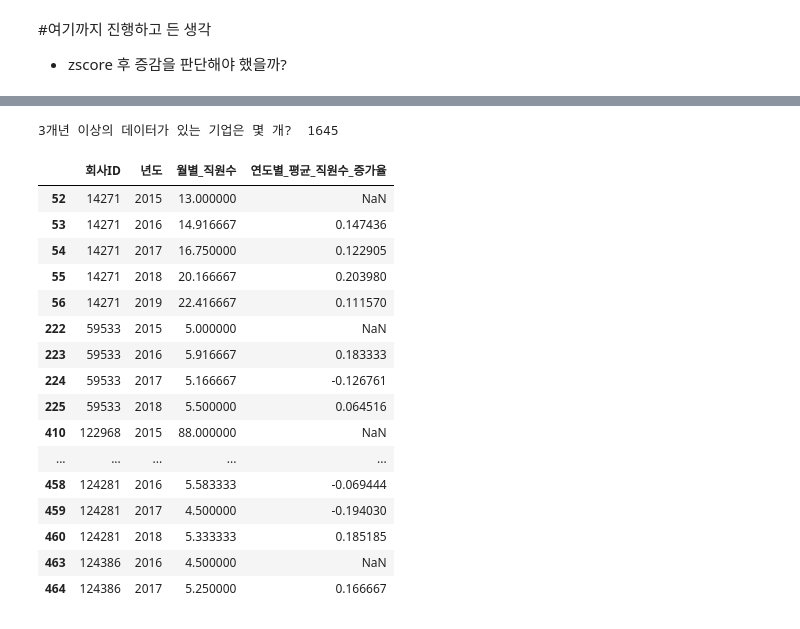
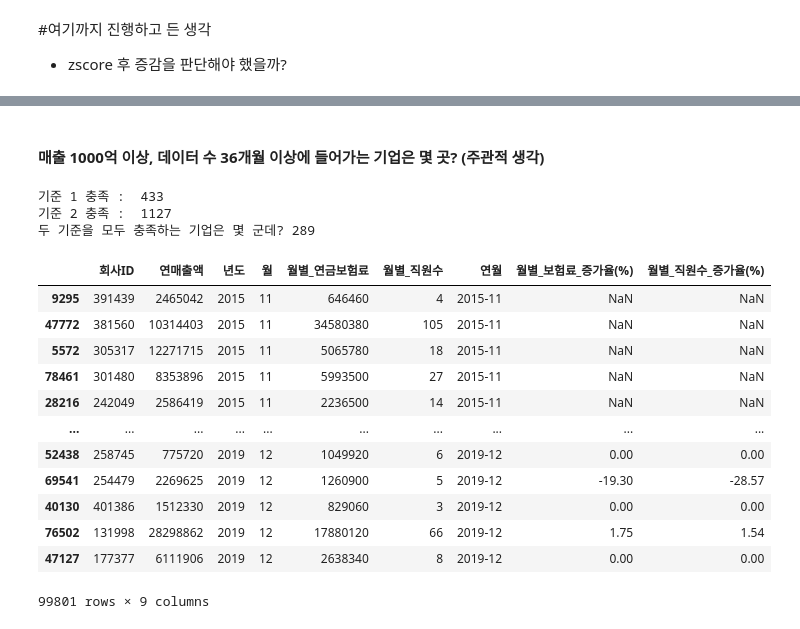
Before and after one commit to cheunx2/team3_wanted_onboarding_2nd, a Jupyter notebook: Week1_고정현/week1_EDA_startup.ipynb, the cells around one changed output, grey strips where cells are left out. Saved outputs shown, nothing was run; the diff lists cells and outputs as text; code cells hidden in the pictures.

```diff
--- a/Week1_고정현/week1_EDA_startup.ipynb
+++ b/Week1_고정현/week1_EDA_startup.ipynb
@@ -251,29 +223,29 @@ employee[employee["회사ID"] == 442467]
-# %%
-mask = employee["회사ID"].value_counts() >=3
-over3year = list(mask[mask == True].index)
-print("3개년 이상의 데이터가 있는 기업은 몇 개? ", len(over3year))
-# %% [output]
-3개년 이상의 데이터가 있는 기업은 몇 개?  1645
-# %%
-#3개년 이상이 있는 경우만 필터링
-employee = employee[employee["회사ID"].isin(over3year)]
-employee["연도별_평균_직원수_증가율"] = employee.groupby("회사ID")["월별_직원수"].pct_change()
-employee.head(50)
-# %% [output]
-|  | 회사ID | 년도 | 월별_직원수 | 연도별_평균_직원수_증가율 |
-| 52 | 14271 | 2015 | 13.000000 | NaN |
-| 53 | 14271 | 2016 | 14.916667 | 0.147436 |
-| 54 | 14271 | 2017 | 16.750000 | 0.122905 |
-| 55 | 14271 | 2018 | 20.166667 | 0.203980 |
-| 56 | 14271 | 2019 | 22.416667 | 0.111570 |
-| 222 | 59533 | 2015 | 5.000000 | NaN |
-| 223 | 59533 | 2016 | 5.916667 | 0.183333 |
-| 224 | 59533 | 2017 | 5.166667 | -0.126761 |
-| 225 | 59533 | 2018 | 5.500000 | 0.064516 |
-| 410 | 122968 | 2015 | 88.000000 | NaN |
-| ... | ... | ... | ... | ... |
-| 458 | 124281 | 2016 | 5.583333 | -0.069444 |
-| 459 | 124281 | 2017 | 4.500000 | -0.194030 |
-| 460 | 124281 | 2018 | 5.333333 | 0.185185 |
-| 463 | 124386 | 2016 | 4.500000 | NaN |
-| 464 | 124386 | 2017 | 5.250000 | 0.166667 |
+# %% [markdown]
+#### 매출 1000억 이상, 데이터 수 36개월 이상에 들어가는 기업은 몇 곳? (주관적 생각)
+# %%
+# set1 = set(unicorn[unicorn["월별_직원수"] >= unicorn["월별_직원수"].describe()["75%"]]["회사ID"].unique())
+set2 = set(unicorn[unicorn["연매출액"] >= 24900000]["회사ID"].unique())
+set3 = set(unicorn.groupby('회사ID').filter(lambda x: len(x)>=36)["회사ID"].unique())
+print("기준 1 충족 : ", len(set2))
+print("기준 2 충족 : ", len(set3))
+print("두 기준을 모두 충족하는 기업은 몇 군데?", len(set2 & set3))
+# %% [output]
+기준 1 충족 :  433
+기준 2 충족 :  1127
+두 기준을 모두 충족하는 기업은 몇 군데? 289
+# %%
+unicorn
+# %% [output]
+|  | 회사ID | 연매출액 | 년도 | 월 | 월별_연금보험료 | 월별_직원수 | 연월 | 월별_보험료_증가율(%) | 월별_직원수_증가율(%) |
+| 9295 | 391439 | 2465042 | 2015 | 11 | 646460 | 4 | 2015-11 | NaN | NaN |
+| 47772 | 381560 | 10314403 | 2015 | 11 | 34580380 | 105 | 2015-11 | NaN | NaN |
+| 5572 | 305317 | 12271715 | 2015 | 11 | 5065780 | 18 | 2015-11 | NaN | NaN |
+| 78461 | 301480 | 8353896 | 2015 | 11 | 5993500 | 27 | 2015-11 | NaN | NaN |
+| 28216 | 242049 | 2586419 | 2015 | 11 | 2236500 | 14 | 2015-11 | NaN | NaN |
+| ... | ... | ... | ... | ... | ... | ... | ... | ... | ... |
+| 52438 | 258745 | 775720 | 2019 | 12 | 1049920 | 6 | 2019-12 | 0.00 | 0.00 |
+| 69541 | 254479 | 2269625 | 2019 | 12 | 1260900 | 5 | 2019-12 | -19.30 | -28.57 |
+| 40130 | 401386 | 1512330 | 2019 | 12 | 829060 | 3 | 2019-12 | 0.00 | 0.00 |
+| 76502 | 131998 | 28298862 | 2019 | 12 | 17880120 | 66 | 2019-12 | 1.75 | 1.54 |
+| 47127 | 177377 | 6111906 | 2019 | 12 | 2638340 | 8 | 2019-12 | 0.00 | 0.00 |
+99801 rows × 9 columns
```
Also changed, not shown: parts of 18 cells of this notebook.
